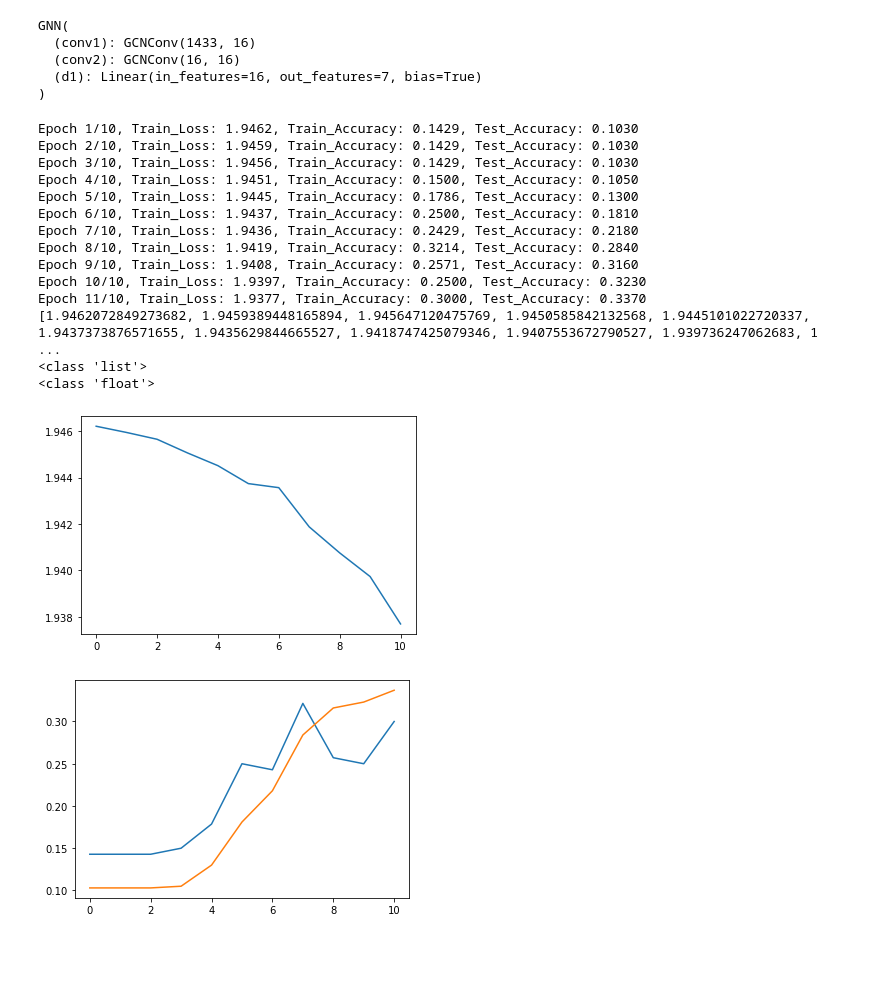
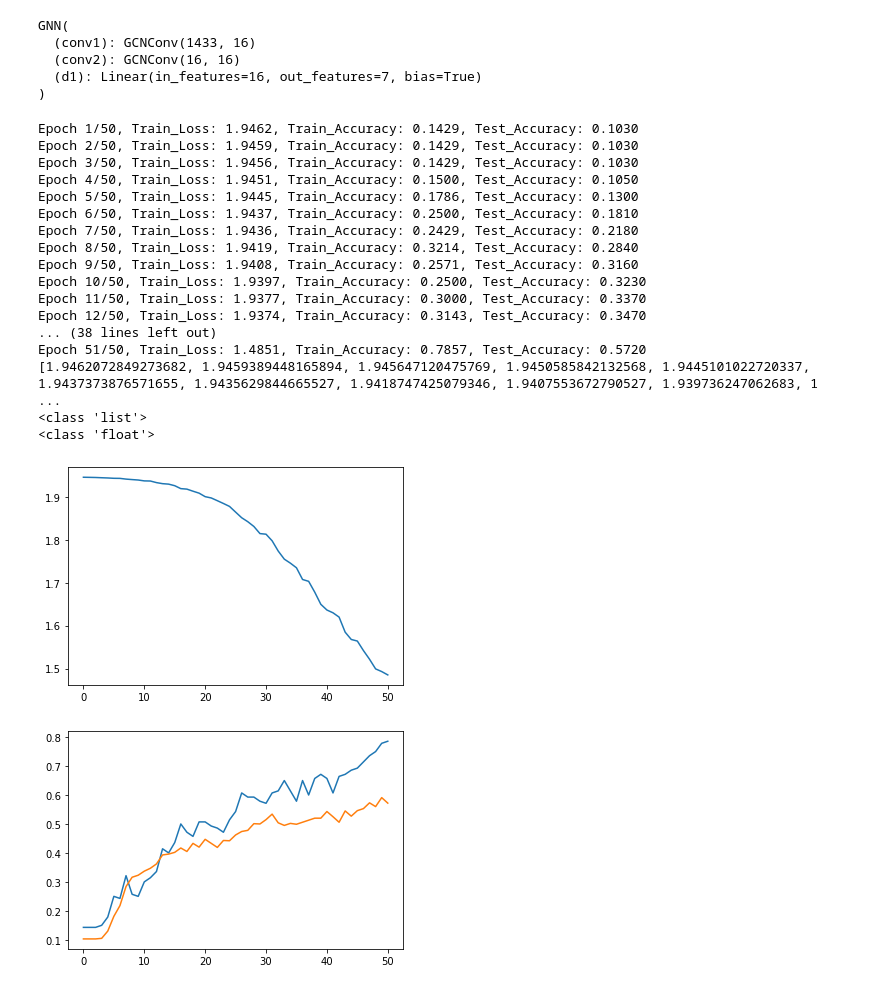
Before and after one commit to capstoneJPM4/spug, a Jupyter notebook: apulu/model/model_template.ipynb, the cells around one changed output. Cells and saved outputs as stored; diff of their text form; code cells hidden in the pictures; blank space fills up the shorter version.

Commit message:
added example test

```diff
--- a/apulu/model/model_template.ipynb
+++ b/apulu/model/model_template.ipynb
@@ -154,21 +154,24 @@ GNN(
   (d1): Linear(in_features=16, out_features=7, bias=True)
 )
 # %%
-training_result = Train(dataset = dataset, feature_size = 16, epochs = 10, learning_rate = 0.01)
+training_result = Train(dataset = dataset, feature_size = 16, epochs = 50, learning_rate = 0.01)
 # %% [output]
-Epoch 1/10, Train_Loss: 1.9462, Train_Accuracy: 0.1429, Test_Accuracy: 0.1030
-Epoch 2/10, Train_Loss: 1.9459, Train_Accuracy: 0.1429, Test_Accuracy: 0.1030
-Epoch 3/10, Train_Loss: 1.9456, Train_Accuracy: 0.1429, Test_Accuracy: 0.1030
-Epoch 4/10, Train_Loss: 1.9451, Train_Accuracy: 0.1500, Test_Accuracy: 0.1050
-Epoch 5/10, Train_Loss: 1.9445, Train_Accuracy: 0.1786, Test_Accuracy: 0.1300
-Epoch 6/10, Train_Loss: 1.9437, Train_Accuracy: 0.2500, Test_Accuracy: 0.1810
-Epoch 7/10, Train_Loss: 1.9436, Train_Accuracy: 0.2429, Test_Accuracy: 0.2180
-Epoch 8/10, Train_Loss: 1.9419, Train_Accuracy: 0.3214, Test_Accuracy: 0.2840
-Epoch 9/10, Train_Loss: 1.9408, Train_Accuracy: 0.2571, Test_Accuracy: 0.3160
-Epoch 10/10, Train_Loss: 1.9397, Train_Accuracy: 0.2500, Test_Accuracy: 0.3230
-Epoch 11/10, Train_Loss: 1.9377, Train_Accuracy: 0.3000, Test_Accuracy: 0.3370
+Epoch 1/50, Train_Loss: 1.9462, Train_Accuracy: 0.1429, Test_Accuracy: 0.1030
+Epoch 2/50, Train_Loss: 1.9459, Train_Accuracy: 0.1429, Test_Accuracy: 0.1030
+Epoch 3/50, Train_Loss: 1.9456, Train_Accuracy: 0.1429, Test_Accuracy: 0.1030
+Epoch 4/50, Train_Loss: 1.9451, Train_Accuracy: 0.1500, Test_Accuracy: 0.1050
+Epoch 5/50, Train_Loss: 1.9445, Train_Accuracy: 0.1786, Test_Accuracy: 0.1300
+Epoch 6/50, Train_Loss: 1.9437, Train_Accuracy: 0.2500, Test_Accuracy: 0.1810
+Epoch 7/50, Train_Loss: 1.9436, Train_Accuracy: 0.2429, Test_Accuracy: 0.2180
+Epoch 8/50, Train_Loss: 1.9419, Train_Accuracy: 0.3214, Test_Accuracy: 0.2840
+Epoch 9/50, Train_Loss: 1.9408, Train_Accuracy: 0.2571, Test_Accuracy: 0.3160
+Epoch 10/50, Train_Loss: 1.9397, Train_Accuracy: 0.2500, Test_Accuracy: 0.3230
+Epoch 11/50, Train_Loss: 1.9377, Train_Accuracy: 0.3000, Test_Accuracy: 0.3370
+Epoch 12/50, Train_Loss: 1.9374, Train_Accuracy: 0.3143, Test_Accuracy: 0.3470
+... (38 lines left out)
+Epoch 51/50, Train_Loss: 1.4851, Train_Accuracy: 0.7857, Test_Accuracy: 0.5720
 [1.9462072849273682, 1.9459389448165894, 1.945647120475769, 1.9450585842132568, 1.9445101022720337, 1.9437373876571655, 1.9435629844665527, 1.9418747425079346, 1.9407553672790527, 1.939736247062683, 1 ...
 <class 'list'>
 <class 'float'>
-[figure, old version]
+[figure, new version]
-[figure, old version]
+[figure, new version]
```
